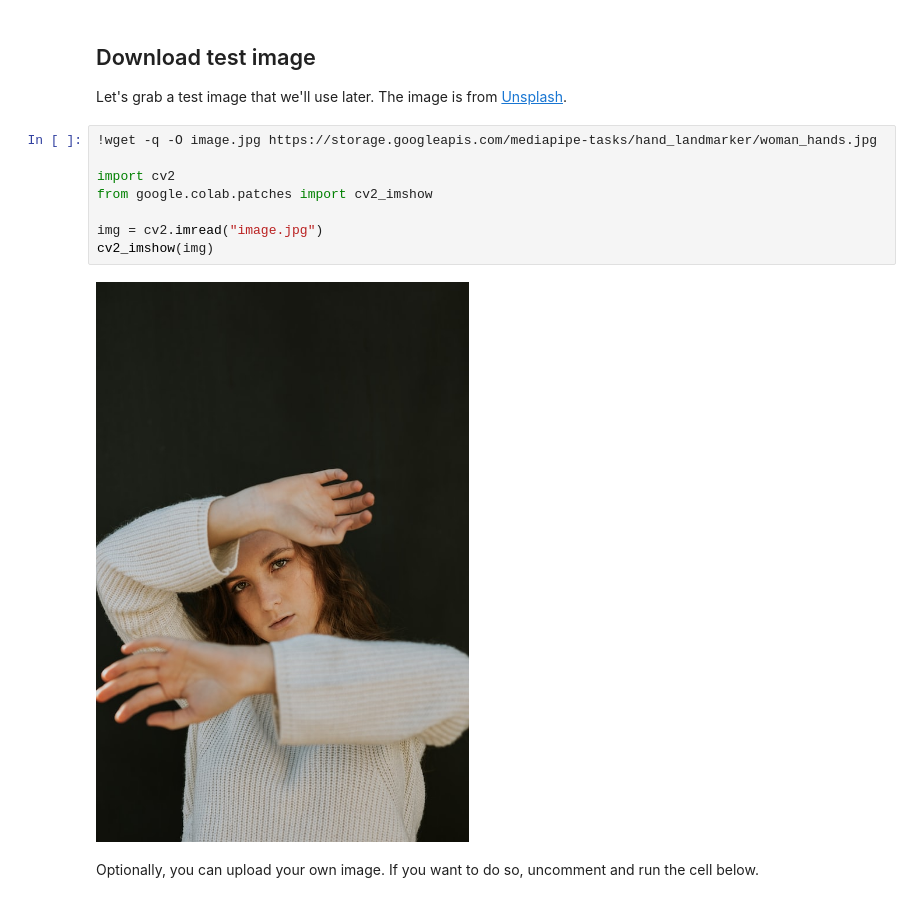
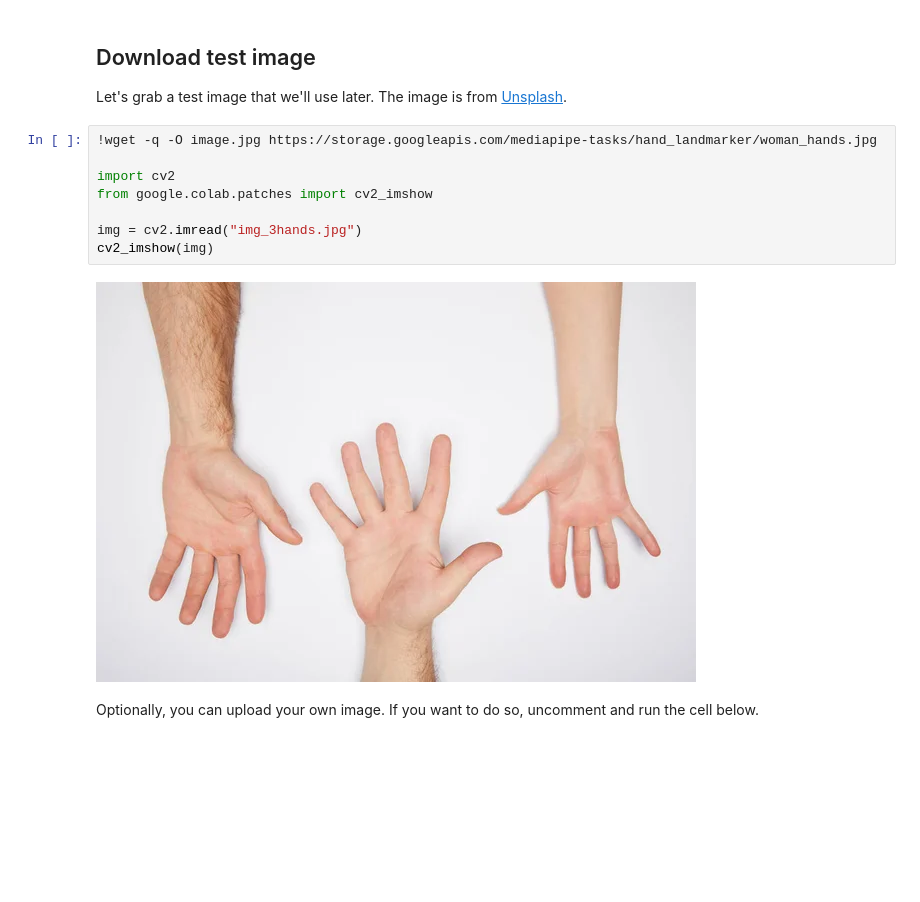
Before and after one commit to rgaguiar/search_biometric, a Jupyter notebook: hand_landmarker.ipynb, the cells around one changed output. Saved outputs shown, nothing was run; the diff lists cells and outputs as text; blank space fills up the shorter version.

```diff
--- a/hand_landmarker.ipynb
+++ b/hand_landmarker.ipynb
@@ -84,13 +102,13 @@ Let's grab a test image that we'll use later. The image is from [Unsplash](https
 # %%
 !wget -q -O image.jpg https://storage.googleapis.com/mediapipe-tasks/hand_landmarker/woman_hands.jpg
 
 import cv2
 from google.colab.patches import cv2_imshow
 
-img = cv2.imread("image.jpg")
+img = cv2.imread("img_3hands.jpg")
 cv2_imshow(img)
 # %% [output]
-[figure, old version]
+[figure, new version]
 # %% [markdown]
 Optionally, you can upload your own image. If you want to do so, uncomment and run the cell below.
 # %%
```
Also changed, not shown: parts of 7 cells of this notebook.
